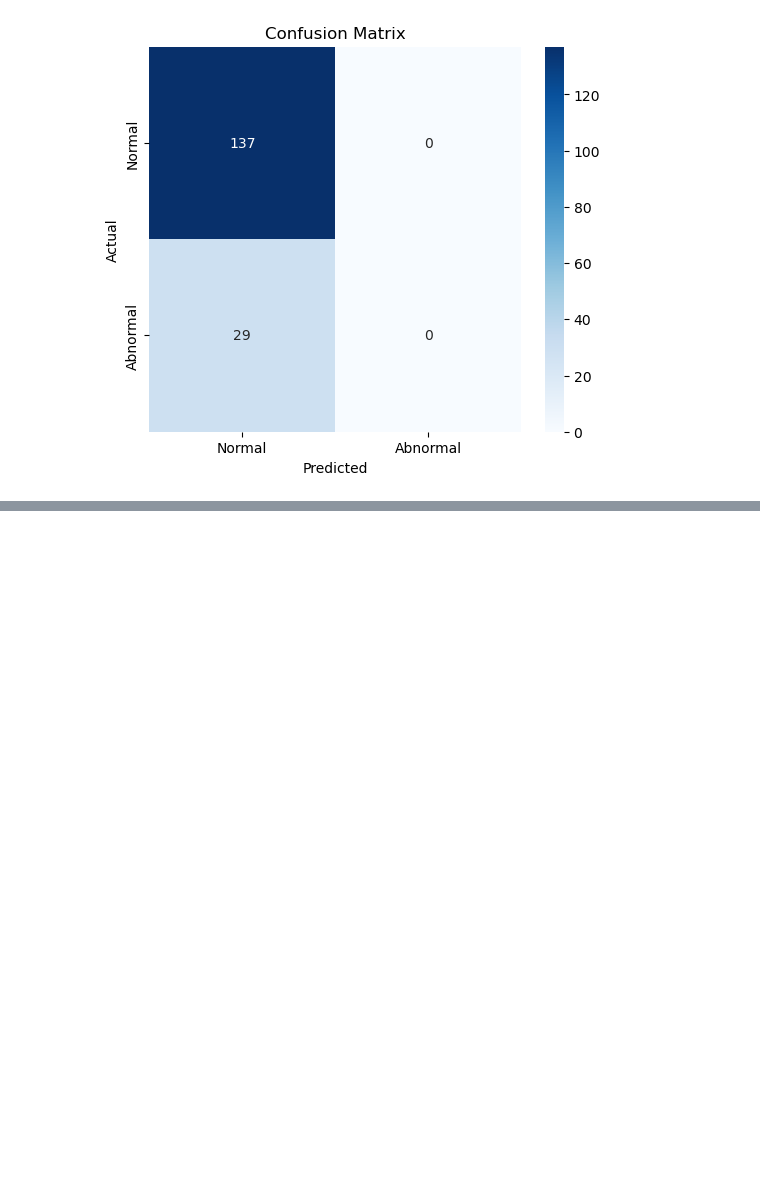
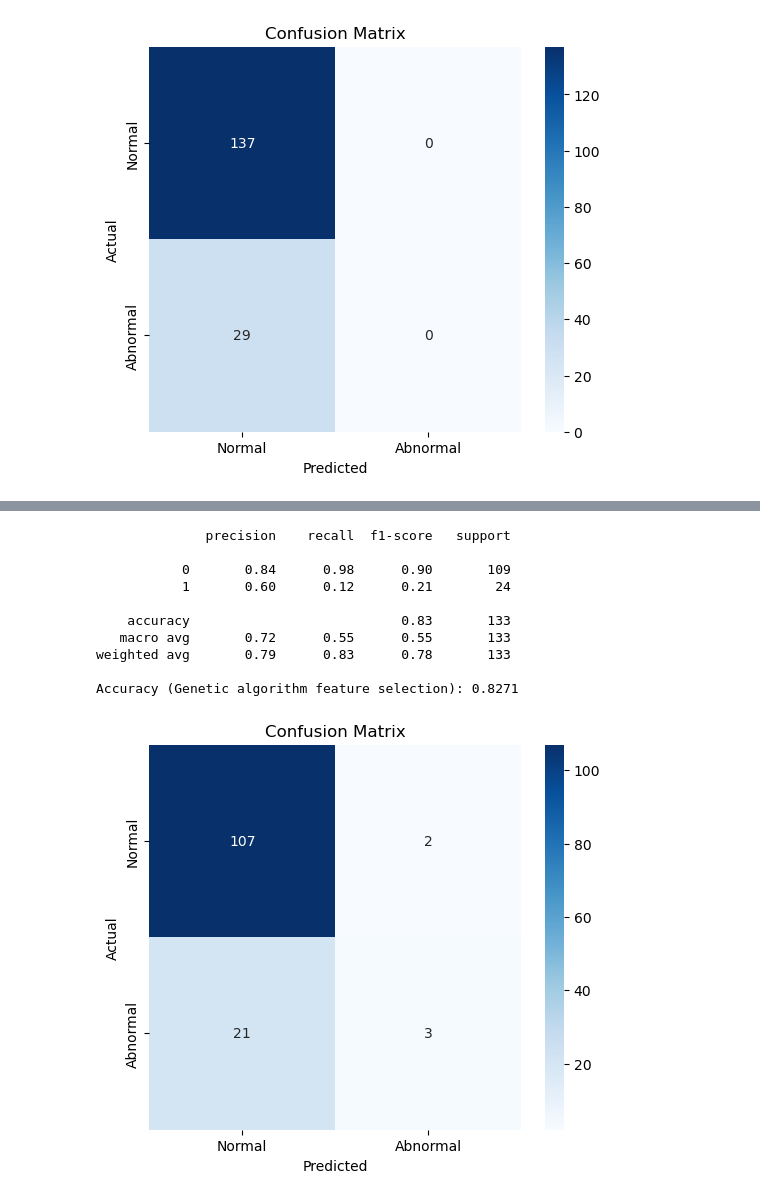
Before and after one commit to A-Bosselaar/TM10007-Machine-Learning-assignment, a Jupyter notebook: feature_selection_options.ipynb, the cells around one changed output, grey strips where cells are left out. Cells and saved outputs as stored; diff of their text form; code cells hidden in the pictures; blank space fills up the shorter version.

```diff
--- a/feature_selection_options.ipynb
+++ b/feature_selection_options.ipynb
@@ -184,28 +200,42 @@ print(f"Number of features selected: {len(selected_features)}")
 # %%
-from sklearn.metrics import confusion_matrix, accuracy_score
-
+import matplotlib.pyplot as plt
+import seaborn as sns
+from sklearn.ensemble import RandomForestClassifier
+from sklearn.metrics import confusion_matrix, classification_report, accuracy_score
 
 ### Train Random Forest With Selected Features ###
 X_train_ga = X_train_scaled[:, selected_features]
-X_test_ga = X_test_scaled[:, selected_features]
+X_val_ga = X_val_scaled[:, selected_features]
 
 model = RandomForestClassifier(random_state=42)
 model.fit(X_train_ga, y_train)
 
 # Predict on test data
-y_pred_ga = model.predict(X_test_ga)
+y_pred_ga = model.predict(X_val_ga)
 
 # Compute confusion matrix
-cm = confusion_matrix(y_test, y_pred_ga)
-acc = accuracy_score(y_test, y_pred_ga)
-print(classification_report(y_test, y_pred_ga))
+cm_ga = confusion_matrix(y_val, y_pred_ga)
+acc = accuracy_score(y_val, y_pred_ga)
+print(classification_report(y_val, y_pred_ga))
 
-print(f"Test Accuracy: {acc:.4f}")
+print(f"Accuracy (Genetic algorithm feature selection): {acc:.4f}")
 
 # Plot confusion matrix
 plt.figure(figsize=(6, 5))
-sns.heatmap(cm, annot=True, fmt='d', cmap='Blues', xticklabels=["Normal", "Abnormal"], yticklabels=["Normal", "Abnormal"])
+sns.heatmap(cm_ga, annot=True, fmt='d', cmap='Blues', xticklabels=["Normal", "Abnormal"], yticklabels=["Normal", "Abnormal"])
 plt.xlabel("Predicted")
 plt.ylabel("Actual")
 plt.title("Confusion Matrix")
 plt.show()
+# %% [output]
+              precision    recall  f1-score   support
+
+           0       0.84      0.98      0.90       109
+           1       0.60      0.12      0.21        24
+
+    accuracy                           0.83       133
+   macro avg       0.72      0.55      0.55       133
+weighted avg       0.79      0.83      0.78       133
+
+Accuracy (Genetic algorithm feature selection): 0.8271
+[figure, added]
```
Also changed, not shown: parts of 4 cells of this notebook.
